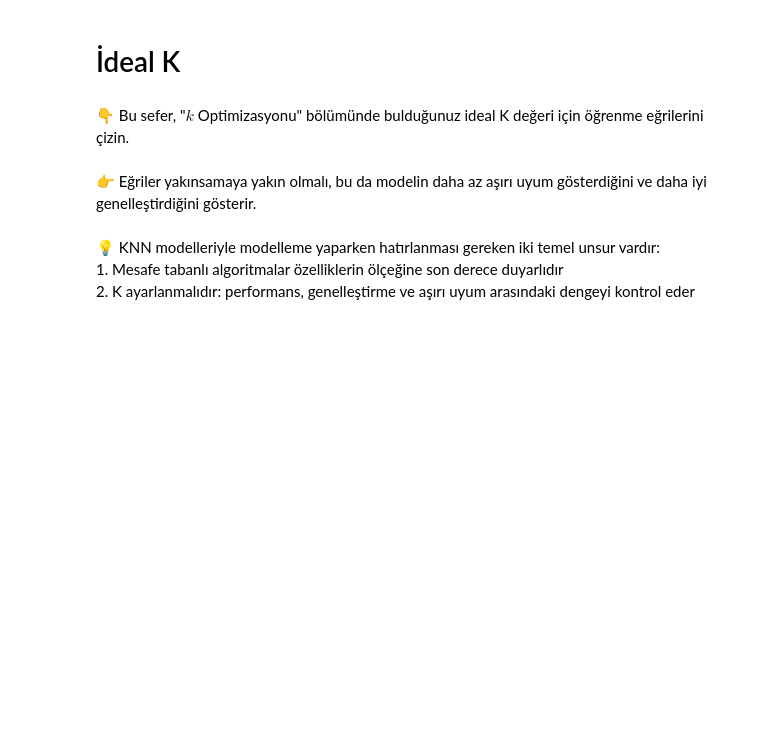
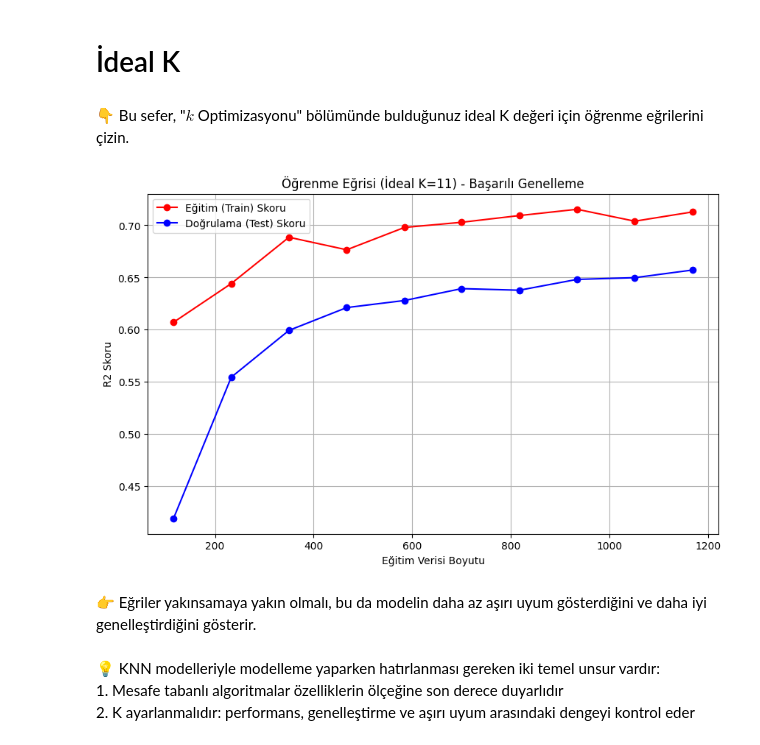
Before and after one commit to SelenImahanoglu/S16D1-S-data-knn, a Jupyter notebook: KNN.ipynb, the cells around one changed output. Drawn from its saved outputs; the diff is of its cells as text; code cells hidden in the pictures; blank space fills up the shorter version.

```diff
--- a/KNN.ipynb
+++ b/KNN.ipynb
@@ -191,0 +213,5 @@ git push origin master
+# %%
+# En yüksek skoru veren indeksi bulup karşılık gelen k değerini alıyoruz
+best_k = k_values[scores.index(max(scores))]
+
+print(f"🏆 En iyi performansı veren komşu sayısı (best_k): {best_k}")
@@ -233,3 +307,28 @@ print(result.check())
+# %%
+# Az önce bulduğumuz best_k ile "akıllı" modelimiz
+knn_ideal = KNeighborsRegressor(n_neighbors=best_k)
+
+# İdeal modelin öğrenme eğrisi
+train_sizes_id, train_scores_id, test_scores_id = learning_curve(
+    knn_ideal, X_rescaled, y, cv=5, train_sizes=np.linspace(0.1, 1.0, 10)
+)
+
+# Ortalamalar
+train_mean_id = np.mean(train_scores_id, axis=1)
+test_mean_id = np.mean(test_scores_id, axis=1)
+
+# Çizim aşaması
+plt.figure(figsize=(10, 6))
+plt.plot(train_sizes_id, train_mean_id, label='Eğitim (Train) Skoru', color='red', marker='o')
+plt.plot(train_sizes_id, test_mean_id, label='Doğrulama (Test) Skoru', color='blue', marker='o')
+plt.title(f'Öğrenme Eğrisi (İdeal K={best_k}) - Başarılı Genelleme')
+plt.xlabel('Eğitim Verisi Boyutu')
+plt.ylabel('R2 Skoru')
+plt.legend()
+plt.grid(True)
+plt.show()
+# %% [output]
+[figure, added]
 # %% [markdown]
 👉 Eğriler yakınsamaya yakın olmalı, bu da modelin daha az aşırı uyum gösterdiğini ve daha iyi genelleştirdiğini gösterir.
 # %% [markdown]
```
Also changed, not shown: parts of 15 cells of this notebook, 1 other file.
